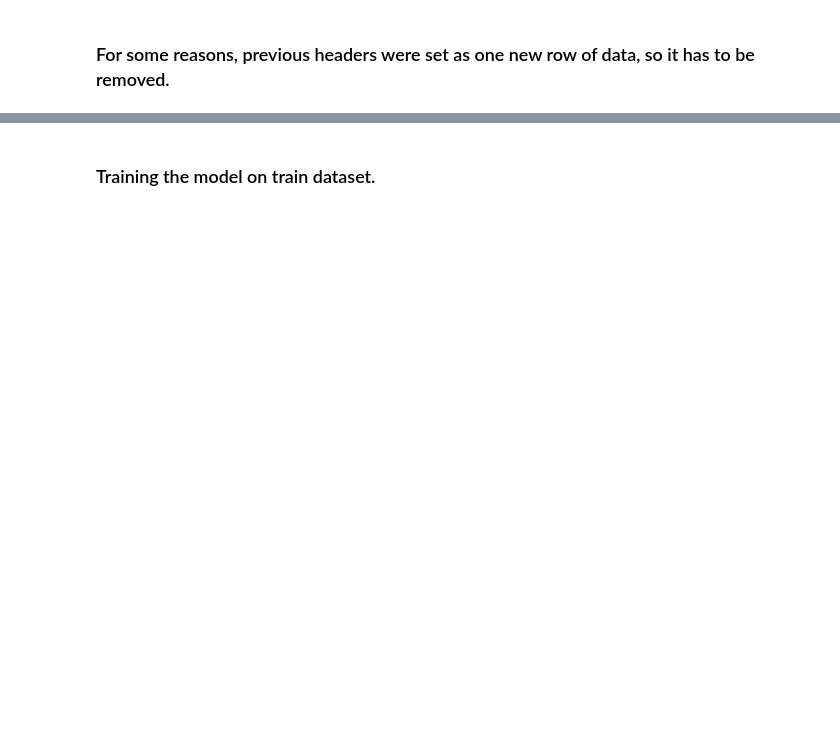
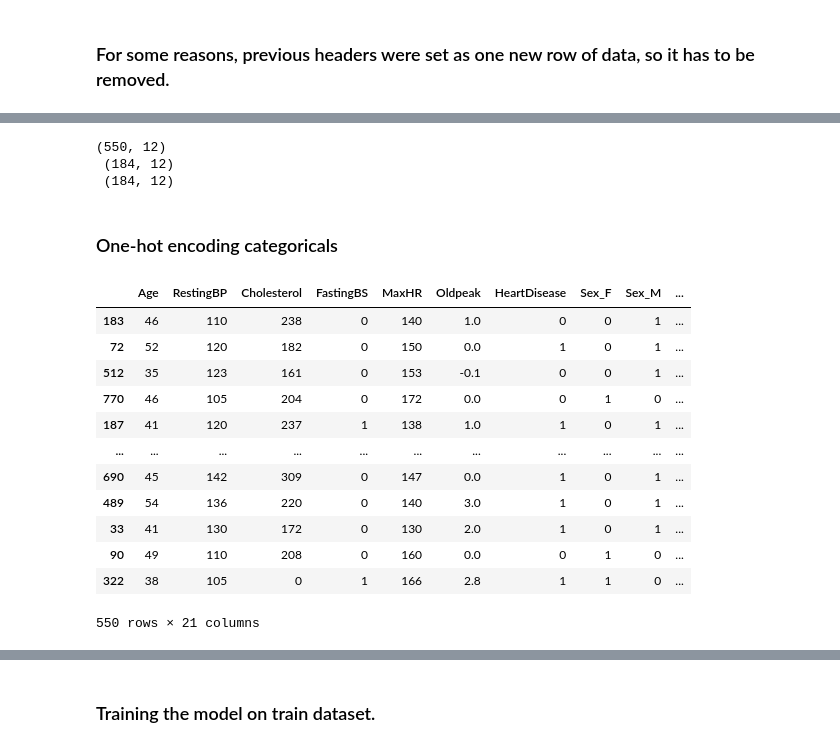
Before and after one commit to Memirlan/Temirlan-s-Second-Pet-Project-LogReg-VS-RandForests-, a Jupyter notebook: temirlan-s-2nd-project-logreg-vs-randforests.ipynb, the cells around one changed output, grey strips where cells are left out. Cells and saved outputs as stored; diff of their text form; code cells hidden in the pictures; blank space fills up the shorter version.

Commit message:
Updated version with one-hot encoding, xgboost, cross-validation and etc.

```diff
--- a/temirlan-s-2nd-project-logreg-vs-randforests.ipynb
+++ b/temirlan-s-2nd-project-logreg-vs-randforests.ipynb
@@ -113,8 +63,0 @@ dtype('O')
-# %%
-df['age']=df['age'].astype('float32')
-df['rbp']=df['rbp'].astype('float32')
-df['chol']=df['chol'].astype('float32')
-df['fbs']=df['fbs'].astype('float32')
-df['maxhr']=df['maxhr'].astype('float32')
-df['oldpeak']=df['oldpeak'].astype('float32')
-df['HD']=df['HD'].astype('float32')
@@ -163,0 +112,2 @@ X_train, X_test, y_train, y_test = train_test_split(X, y, test_size=0.25, random
+# %%
+df = df.sample(frac=1, random_state=42)
@@ -163,0 +116,37 @@ X_train, X_test, y_train, y_test = train_test_split(X, y, test_size=0.25, random
+# %%
+train, val, test = np.split(
+                                df.sample(frac=1, random_state=42),
+                                [int(.6*len(df)), int(.8*len(df))]
+                            )
+# %%
+print(train.shape,'\n',
+      val.shape,'\n',
+      test.shape)
+# %% [output]
+(550, 12)
+ (184, 12)
+ (184, 12)
+# %% [markdown]
+### One-hot encoding categoricals
+# %%
+train = pd.get_dummies(train)
+val = pd.get_dummies(val)
+test = pd.get_dummies(test)
+train, val = train.align(val, join='left', axis=1)
+train, test = train.align(test, join='left', axis=1)
+# %%
+train
+# %% [output]
+|  | Age | RestingBP | Cholesterol | FastingBS | MaxHR | Oldpeak | HeartDisease | Sex_F | Sex_M | ... |
+| 183 | 46 | 110 | 238 | 0 | 140 | 1.0 | 0 | 0 | 1 | ... |
+| 72 | 52 | 120 | 182 | 0 | 150 | 0.0 | 1 | 0 | 1 | ... |
+| 512 | 35 | 123 | 161 | 0 | 153 | -0.1 | 0 | 0 | 1 | ... |
+| 770 | 46 | 105 | 204 | 0 | 172 | 0.0 | 0 | 1 | 0 | ... |
+| 187 | 41 | 120 | 237 | 1 | 138 | 1.0 | 1 | 0 | 1 | ... |
+| ... | ... | ... | ... | ... | ... | ... | ... | ... | ... | ... |
+| 690 | 45 | 142 | 309 | 0 | 147 | 0.0 | 1 | 0 | 1 | ... |
+| 489 | 54 | 136 | 220 | 0 | 140 | 3.0 | 1 | 0 | 1 | ... |
+| 33 | 41 | 130 | 172 | 0 | 130 | 2.0 | 1 | 0 | 1 | ... |
+| 90 | 49 | 110 | 208 | 0 | 160 | 0.0 | 0 | 1 | 0 | ... |
+| 322 | 38 | 105 | 0 | 1 | 166 | 2.8 | 1 | 1 | 0 | ... |
+550 rows × 21 columns
```
Also changed, not shown: parts of 115 cells of this notebook.
